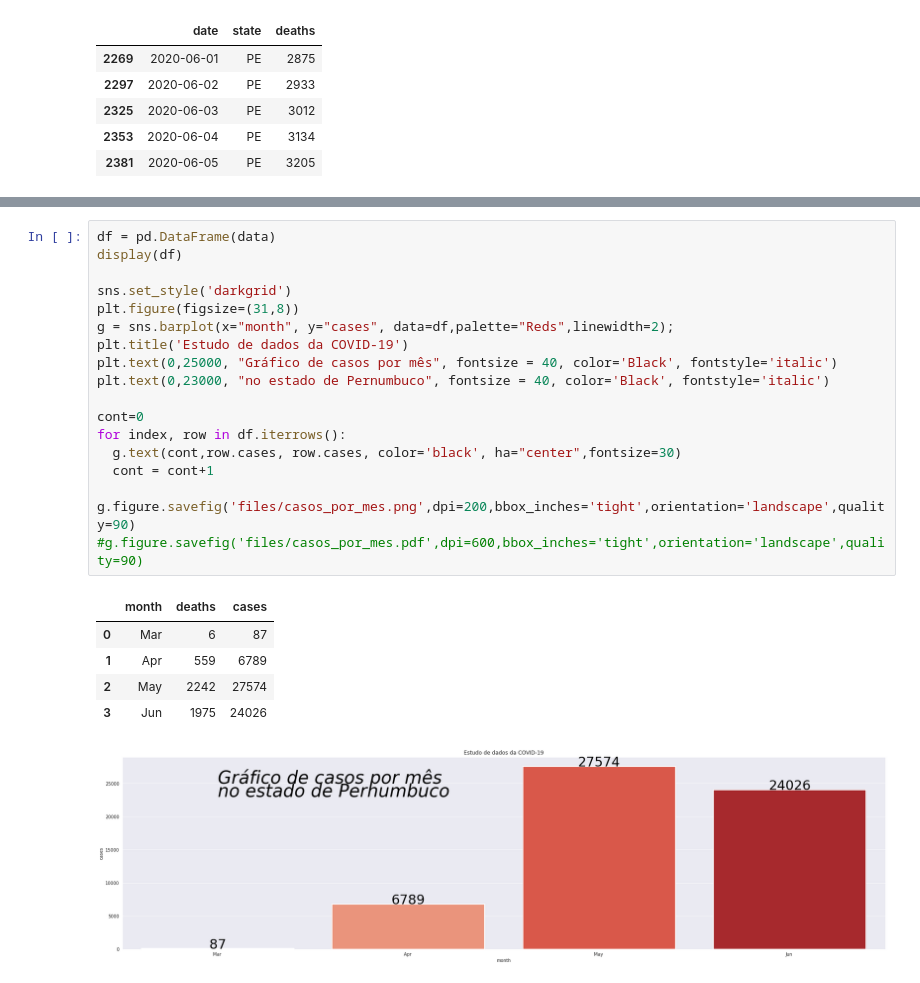
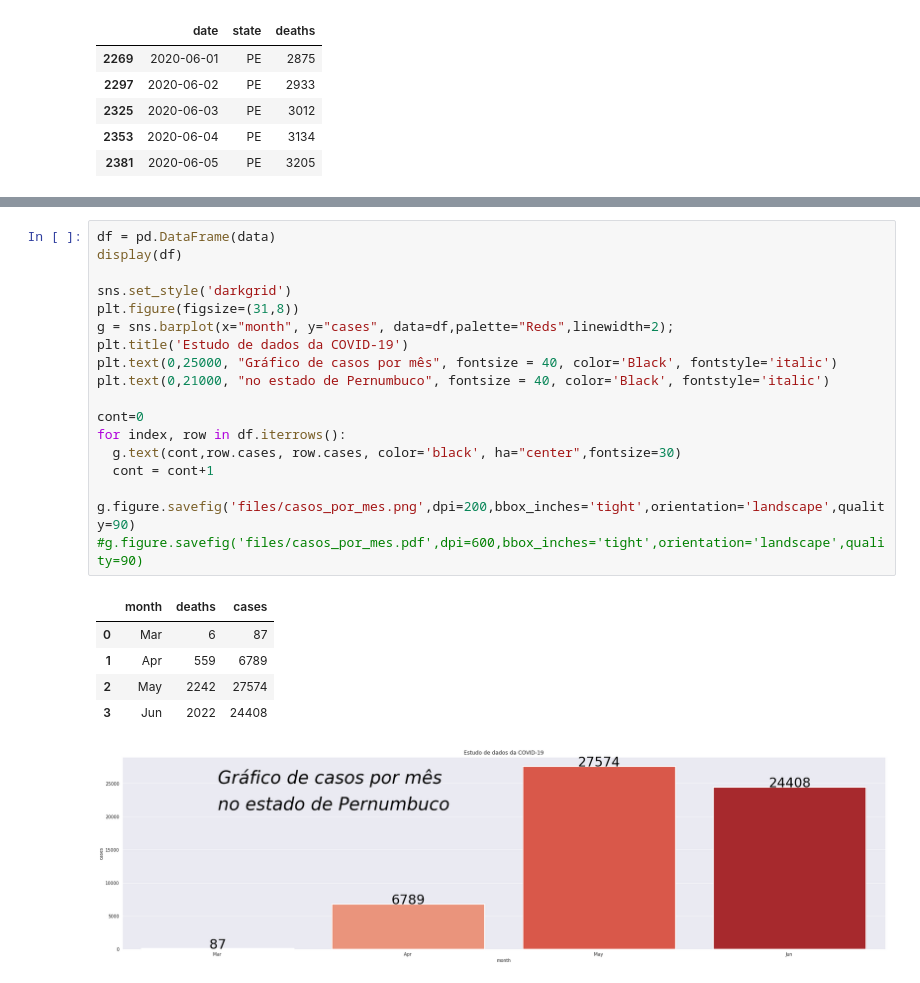
Before and after one commit to laurobmb/covid_pernambuco, a Jupyter notebook: covid_19.ipynb, the cells around one changed output, grey strips where cells are left out. Drawn from its saved outputs; the diff is of its cells as text.

```diff
--- a/covid_19.ipynb
+++ b/covid_19.ipynb
@@ -384,28 +384,28 @@ g.figure.savefig('files/mortes_por_mes.png',dpi=200,bbox_inches='tight',orientat
 # %%
 df = pd.DataFrame(data)
 display(df)
 
 sns.set_style('darkgrid')
 plt.figure(figsize=(31,8))
 g = sns.barplot(x="month", y="cases", data=df,palette="Reds",linewidth=2);
 plt.title('Estudo de dados da COVID-19')
 plt.text(0,25000, "Gráfico de casos por mês", fontsize = 40, color='Black', fontstyle='italic')
-plt.text(0,23000, "no estado de Pernumbuco", fontsize = 40, color='Black', fontstyle='italic')
+plt.text(0,21000, "no estado de Pernumbuco", fontsize = 40, color='Black', fontstyle='italic')
 
 cont=0
 for index, row in df.iterrows():
   g.text(cont,row.cases, row.cases, color='black', ha="center",fontsize=30)
   cont = cont+1
 
 g.figure.savefig('files/casos_por_mes.png',dpi=200,bbox_inches='tight',orientation='landscape',quality=90)
 #g.figure.savefig('files/casos_por_mes.pdf',dpi=600,bbox_inches='tight',orientation='landscape',quality=90)
 # %% [output]
 |  | month | deaths | cases |
 | 0 | Mar | 6 | 87 |
 | 1 | Apr | 559 | 6789 |
 | 2 | May | 2242 | 27574 |
-| 3 | Jun | 1975 | 24026 |
+| 3 | Jun | 2022 | 24408 |
-[figure, old version]
+[figure, new version]
 # %%
 #df_municipio = pd.read_csv('cases-brazil-cities-time.csv')
 #display(df_municipio.tail())
```
Also changed, not shown: parts of 14 cells of this notebook, 15 other files.
